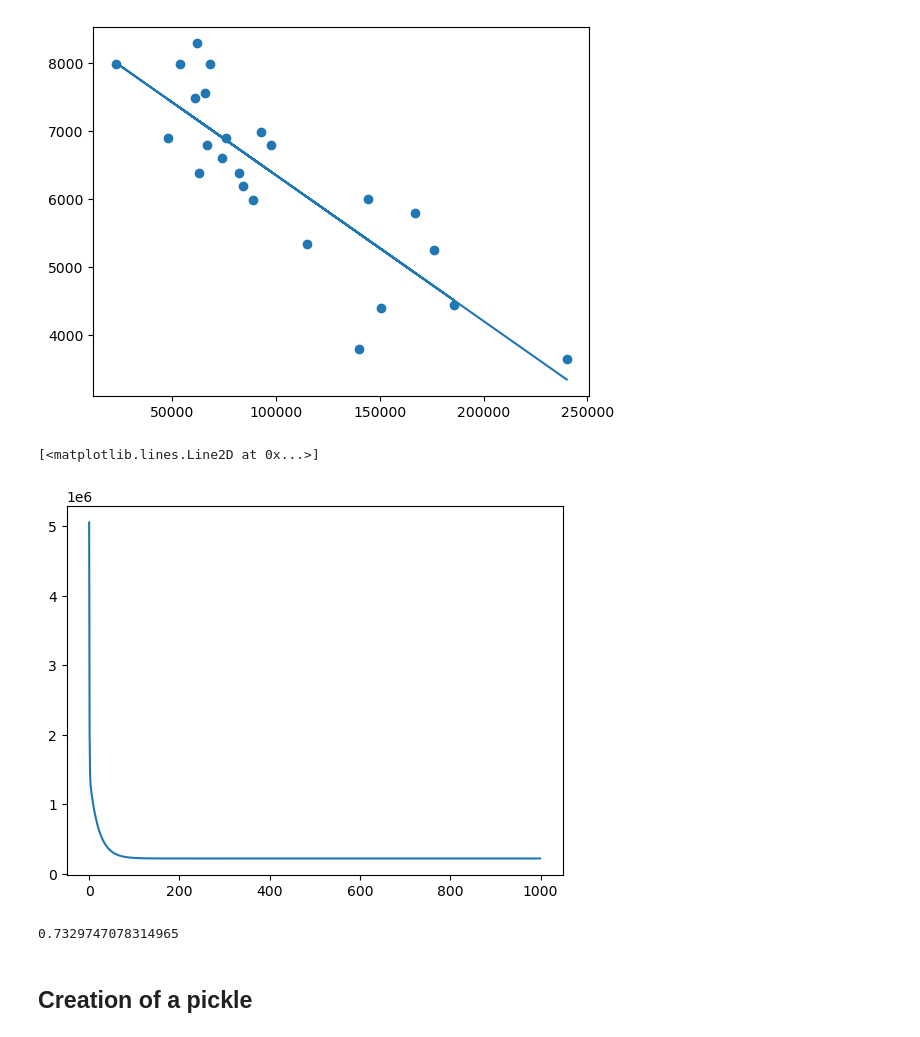
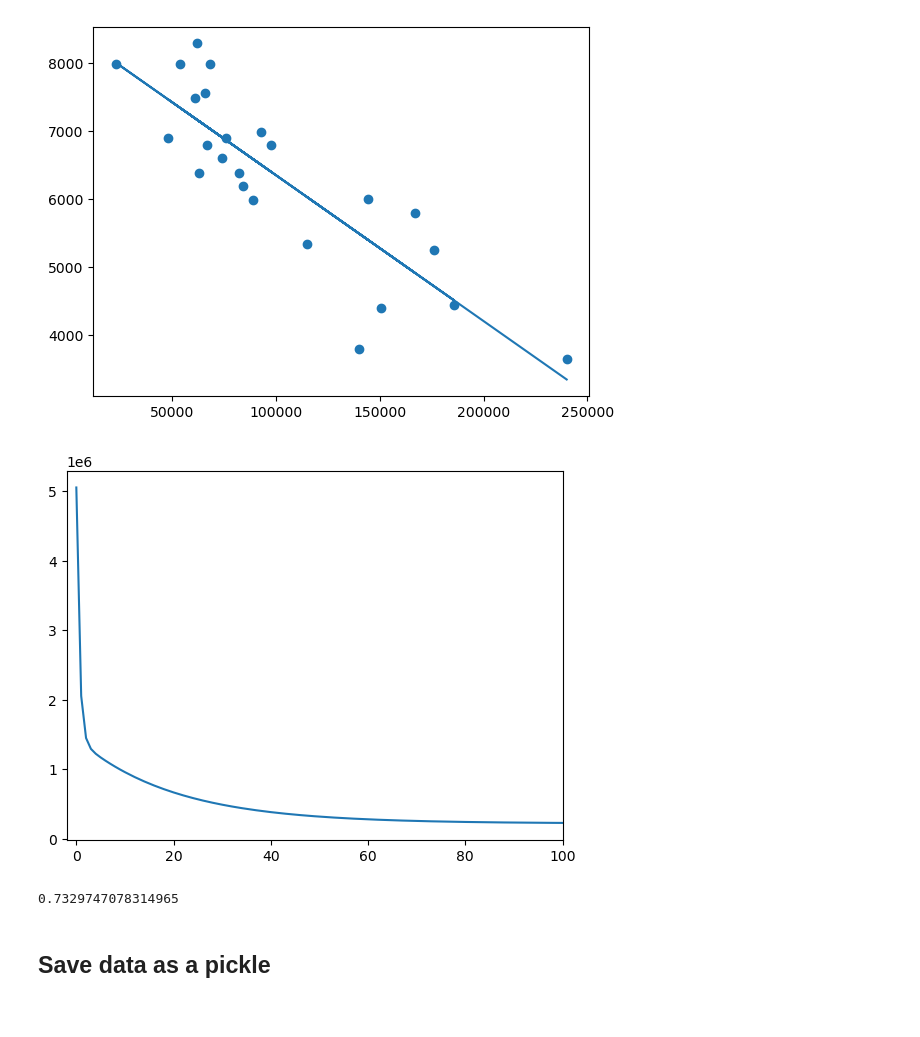
Before and after one commit to benoitTerral/ft_linear_regression, a Jupyter notebook: notebook/train.ipynb, the cells around one changed output. Saved outputs shown, nothing was run; the diff lists cells and outputs as text; code cells hidden in the pictures.

```diff
--- a/notebook/train.ipynb
+++ b/notebook/train.ipynb
@@ -111,15 +60,16 @@ plt.show()
 [figure]
 # %%
 plt.plot(range(1000), cost_history)
+plt.xlim(-2, 100)
+plt.show()
 # %% [output]
-[<matplotlib.lines.Line2D at 0x...>]
-[figure, old version]
+[figure, new version]
 # %%
 coeff_determination(y, predictions)
 # %% [output]
 0.7329747078314965
 # %% [markdown]
-## Creation of a pickle
+## Save data as a pickle
 # %%
 output_file = 'trained_model.pkl'
 model_results = {
```
Also changed, not shown: parts of 8 cells of this notebook, 7 other files.
